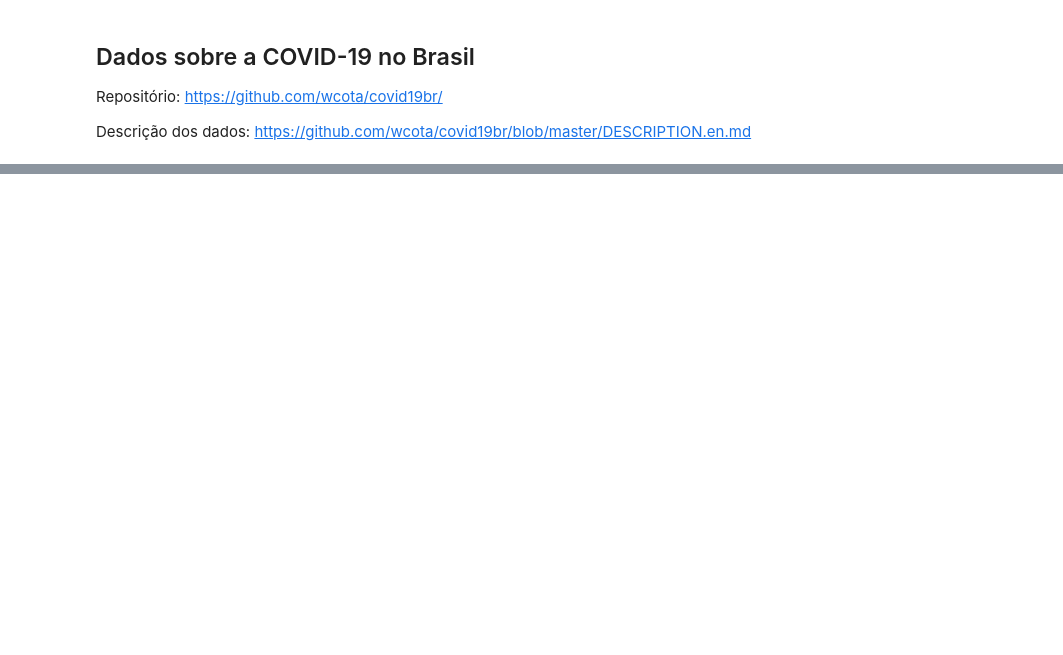
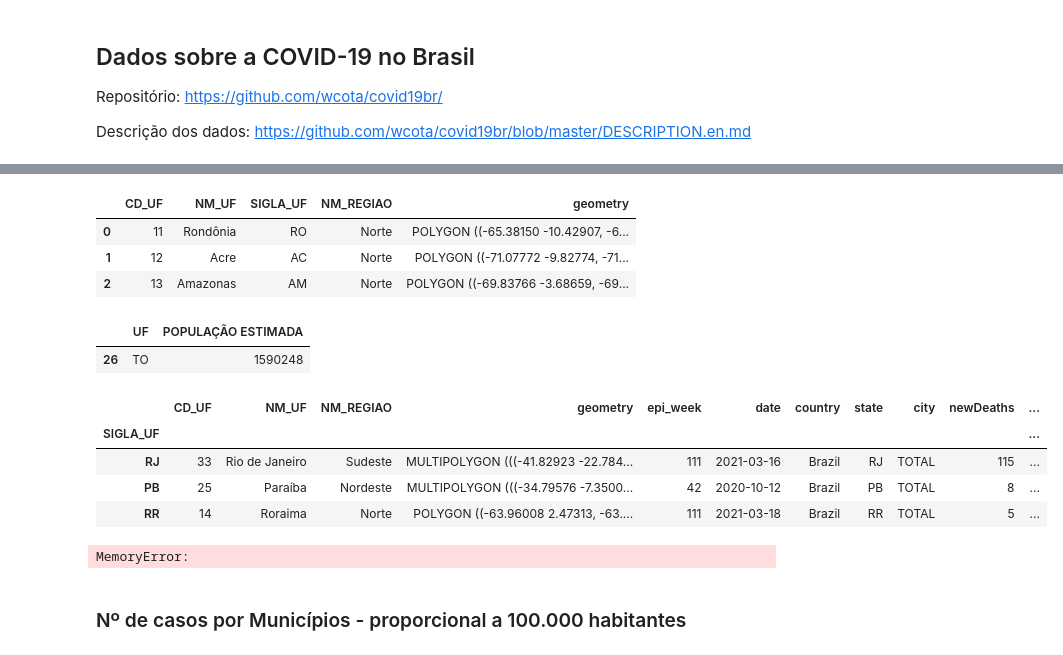
Before and after one commit to halisson-gomides/covid19-brasil, a Jupyter notebook: dados-covid19-brasil.ipynb, the cells around one changed output, grey strips where cells are left out. Drawn from its saved outputs; the diff is of its cells as text; code cells hidden in the pictures; blank space fills up the shorter version.

```diff
--- a/dados-covid19-brasil.ipynb
+++ b/dados-covid19-brasil.ipynb
@@ -282,0 +274,54 @@ data_UF.sample(3)
+# %%
+import geopandas as gpd
+
+geo_dados_uf = gpd.read_file('shapefiles/BR_UF_2020/BR_UF_2020.shp')
+# geo_dados_uf = geo_dados_uf.to_crs('+proj=utm +zone=23 +south +ellps=GRS80 +towgs84=0,0,0,0,0,0,0 +units=km +no_defs ')
+# geo_dados_uf.to_file("geojson/brasil-uf-compressed.json", driver='GeoJSON')
+geo_dados_uf.head(3)
+# %% [output]
+|  | CD_UF | NM_UF | SIGLA_UF | NM_REGIAO | geometry |
+| 0 | 11 | Rondônia | RO | Norte | POLYGON ((-65.38150 -10.42907, -6... |
+| 1 | 12 | Acre | AC | Norte | POLYGON ((-71.07772 -9.82774, -71... |
+| 2 | 13 | Amazonas | AM | Norte | POLYGON ((-69.83766 -3.68659, -69... |
+# %%
+pop_munic = pd.read_excel('datasets/originais/populacao_2020.xls', sheet_name='Municípios',
+                          skiprows=1, skipfooter=16)
+pop_munic['POPULAÇÃO ESTIMADA'] = pop_munic['POPULAÇÃO ESTIMADA'].apply(lambda x: str(x).split('(')[0])
+pop_munic['POPULAÇÃO ESTIMADA'] = pop_munic['POPULAÇÃO ESTIMADA'].astype(int)
+pop_uf = pop_munic[['UF', 'POPULAÇÃO ESTIMADA']].groupby('UF').sum().reset_index()
+# %%
+pop_uf[pop_uf['UF'] == 'TO']
+# %% [output]
+|  | UF | POPULAÇÃO ESTIMADA |
+| 26 | TO | 1590248 |
+# %%
+data_UF = df.query("state != 'TOTAL'")
+# _df = data_UF.query("date == @data_UF.date.max()")
+data_UF['perc_vac'] = data_UF['vaccinated'] / data_UF['state'].map(pop_uf.set_index('UF')['POPULAÇÃO ESTIMADA'])
+_df_plot = geo_dados_uf.merge(data_UF, left_on='SIGLA_UF', right_on='state').set_index('SIGLA_UF')
+_df_plot.sample(3)
+# %% [output]
+|  | CD_UF | NM_UF | NM_REGIAO | geometry | epi_week | date | country | state | city | newDeaths | ... |
+| SIGLA_UF |  |  |  |  |  |  |  |  |  |  | ... |
+| RJ | 33 | Rio de Janeiro | Sudeste | MULTIPOLYGON (((-41.82923 -22.784... | 111 | 2021-03-16 | Brazil | RJ | TOTAL | 115 | ... |
+| PB | 25 | Paraíba | Nordeste | MULTIPOLYGON (((-34.79576 -7.3500... | 42 | 2020-10-12 | Brazil | PB | TOTAL | 8 | ... |
+| RR | 14 | Roraima | Norte | POLYGON ((-63.96008 2.47313, -63.... | 111 | 2021-03-18 | Brazil | RR | TOTAL | 5 | ... |
+# %%
+max_pct = _df_plot['perc_vac'].max()
+fig = px.choropleth_mapbox(_df_plot,
+                           geojson=_df_plot.geometry,
+                           locations=_df_plot.index,
+                           color='perc_vac',
+                           color_continuous_scale=["lightblue", "darkblue"],
+                           center={'lat': -16.701591, 'lon': -49.164524},
+                           mapbox_style="carto-positron",
+                           range_color=[0, max_pct],
+                           opacity=0.6,
+                           animation_frame='date',
+                           zoom=3)
+
+fig.update_layout(margin={"r":0,"t":0,"l":0,"b":0})
+fig.update_geos(fitbounds="locations", visible=False)
+fig.show()
+# %% [output]
+MemoryError:
@@ -283,3 +345,5 @@ data_UF.sample(3)
+# %% [markdown]
+### Nº de casos por Municípios - proporcional a 100.000 habitantes
 # %%
 # import gzip file with cities data
 chunk_size = 50000
```
Also changed, not shown: parts of 20 cells of this notebook, 12 other files.
